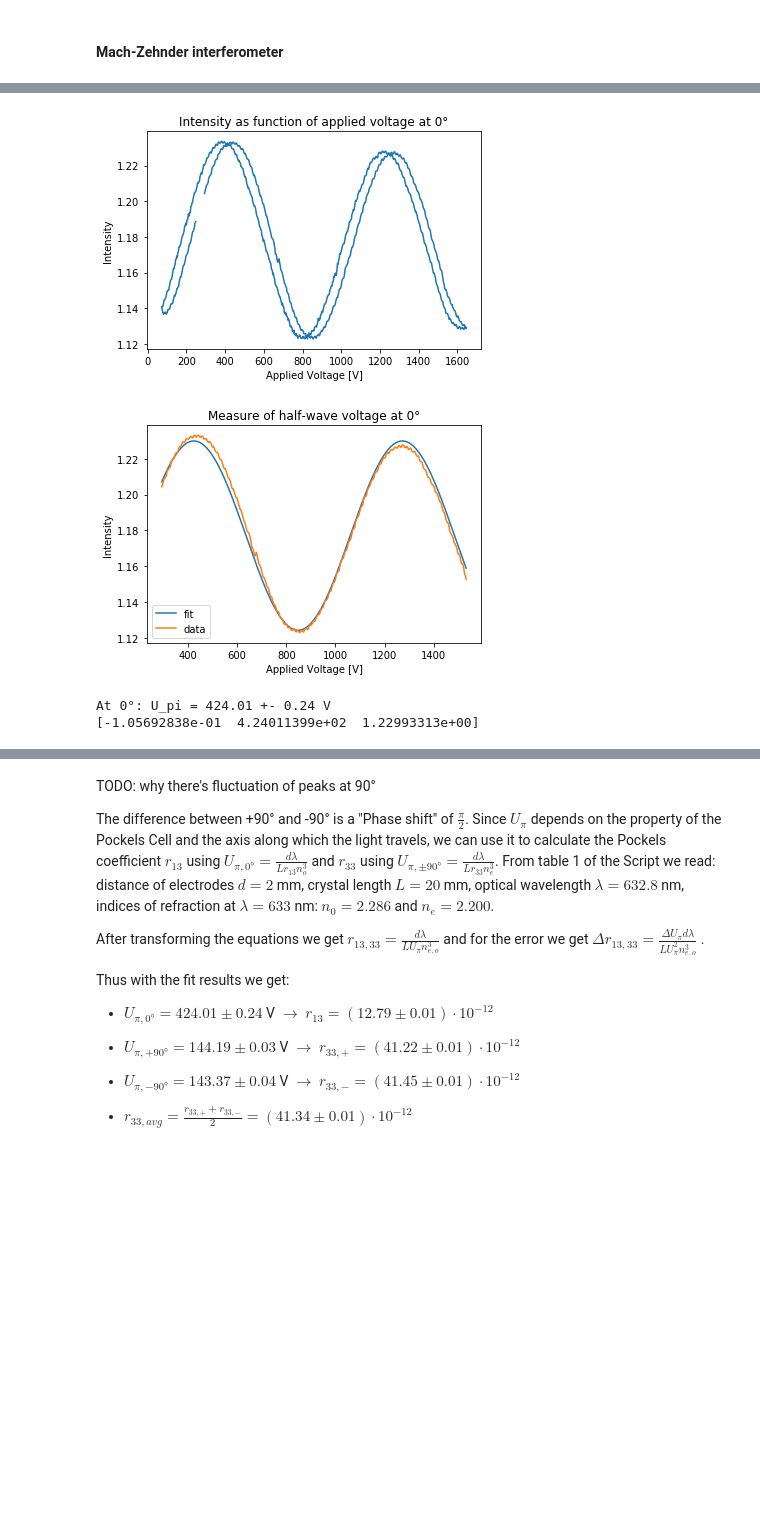
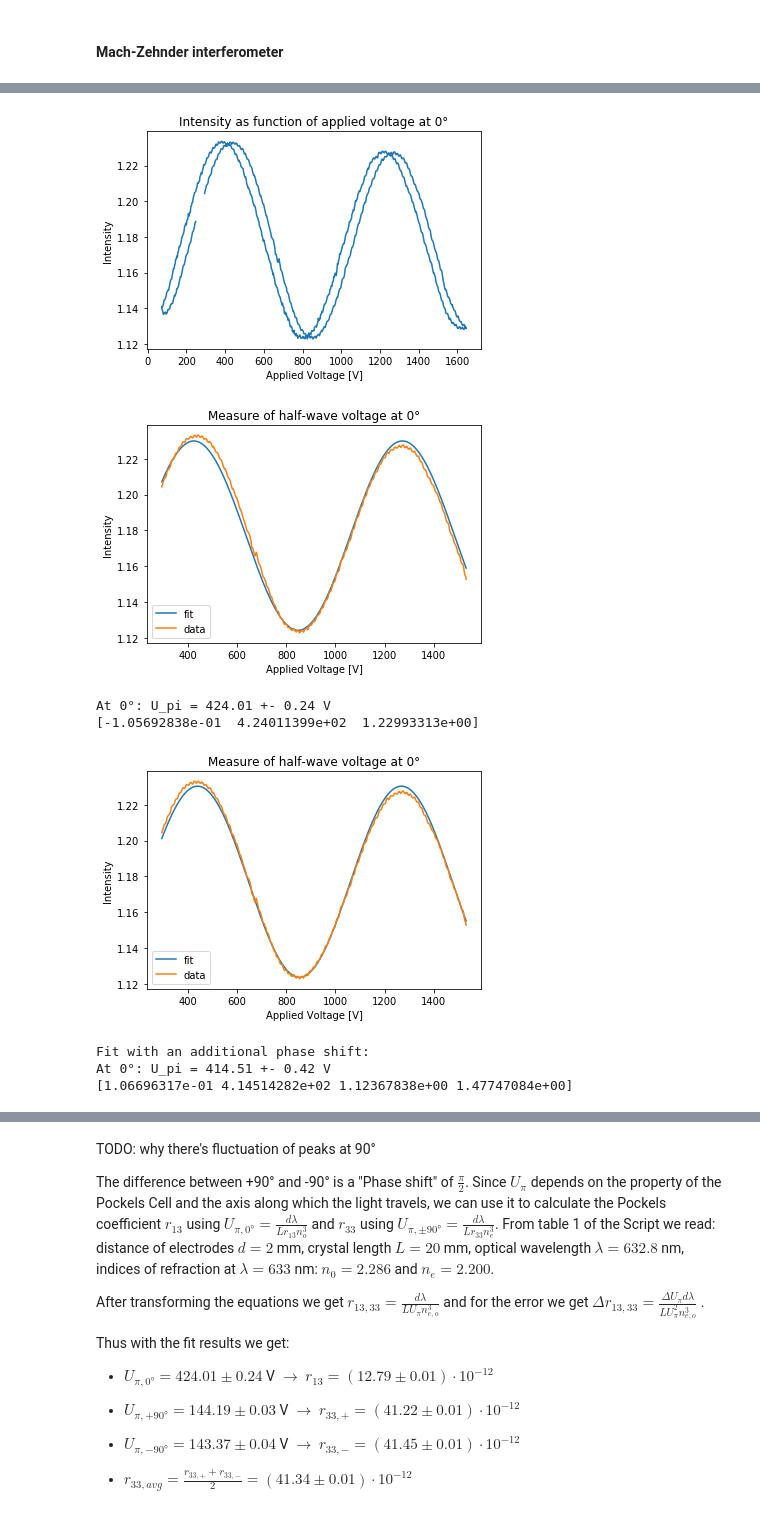
Before and after one commit to anananlyjlyj/physics-FP-Uni-HD, a Jupyter notebook: F86 Grundpraktikum Optik/FP Optics.ipynb, the cells around one changed output, grey strips where cells are left out. Saved outputs shown, nothing was run; the diff lists cells and outputs as text; code cells hidden in the pictures; blank space fills up the shorter version.

```diff
--- a/F86 Grundpraktikum Optik/FP Optics.ipynb
+++ b/F86 Grundpraktikum Optik/FP Optics.ipynb
@@ -76,47 +76,51 @@ def func(V, I_in, U_pi, b):
 
 U0, I0 = np.loadtxt('Pockel0.txt', skiprows=1, usecols=(1, 2), unpack=True)
 # the applied voltage = amplification factor * input voltage on function generator
 U0 = np.array(U0) * enlarge
 I0 = np.array(I0)
 plt.plot(U0, I0, label="data")
 plt.xlabel("Applied Voltage [V]")
 plt.ylabel("Intensity")
 plt.title("Intensity as function of applied voltage at 0°")
 plt.show()
 # So the plot shows us that the intensity for the same applied voltage varis when the applied voltage rises and falls
 # here we only use the data when the applied voltage rises, because it has no influence on evaluation of U_pi
 U0 = U0[0:400]
 I0 = I0[0:400]
 fitp, pcov = curve_fit(func, U0, I0, [-0.1, 400., 1.12])
 plt.plot(U0, func(U0, fitp[0], fitp[1], fitp[2]), label='fit')
 plt.plot(U0, I0, label="data")
 plt.xlabel("Applied Voltage [V]")
 plt.ylabel("Intensity")
 plt.title("Measure of half-wave voltage at 0°")
 plt.legend()
 plt.show()
 print("At 0°: U_pi = %.2f" % fitp[1], "+- %.2f" % np.sqrt(pcov[1][1]), "V")
 print(fitp)
 
-# Fit with an additional phase shift:
-# def funcp(V, I_in, U_pi, b, p):
-#     return I_in * ((np.cos(np.pi * (V / U_pi) / 2 + p))**2) + b
-# fitp2, pcov2 = curve_fit(funcp, U0, I0, [0.1, 400., 1.12, 1.])
-# plt.plot(U0, funcp(U0, fitp2[0], fitp2[1], fitp2[2], fitp2[3]), label='fit')
-# plt.plot(U0, I0, label="data")
-# plt.xlabel("Applied Voltage [V]")
-# plt.ylabel("Intensity")
-# plt.title("Measure of half-wave voltage at 0°")
-# plt.legend()
-# plt.show()
-# print("Fit with an additional phase shift:")
-# print("At 0°: U_pi = %.2f" % fitp2[1], "+- %.2f" % np.sqrt(pcov2[1][1]), "V")
-# print(fitp2)
+#Fit with an additional phase shift:
+def funcp(V, I_in, U_pi, b, p):
+    return I_in * ((np.cos(np.pi * (V / U_pi) / 2 + p))**2) + b
+fitp2, pcov2 = curve_fit(funcp, U0, I0, [0.1, 400., 1.12, 1.])
+plt.plot(U0, funcp(U0, fitp2[0], fitp2[1], fitp2[2], fitp2[3]), label='fit')
+plt.plot(U0, I0, label="data")
+plt.xlabel("Applied Voltage [V]")
+plt.ylabel("Intensity")
+plt.title("Measure of half-wave voltage at 0°")
+plt.legend()
+plt.show()
+print("Fit with an additional phase shift:")
+print("At 0°: U_pi = %.2f" % fitp2[1], "+- %.2f" % np.sqrt(pcov2[1][1]), "V")
+print(fitp2)
 # %% [output]
 [figure]
 [figure]
 At 0°: U_pi = 424.01 +- 0.24 V
 [-1.05692838e-01  4.24011399e+02  1.22993313e+00]
+[figure, added]
+Fit with an additional phase shift:
+At 0°: U_pi = 414.51 +- 0.42 V
+[1.06696317e-01 4.14514282e+02 1.12367838e+00 1.47747084e+00]
 # %%
 # plot and fit 90°
 U90, I90 = np.loadtxt('Pockel90.txt', skiprows=1, usecols=(1, 2), unpack=True)
```
Also changed, not shown: parts of 6 cells of this notebook.
